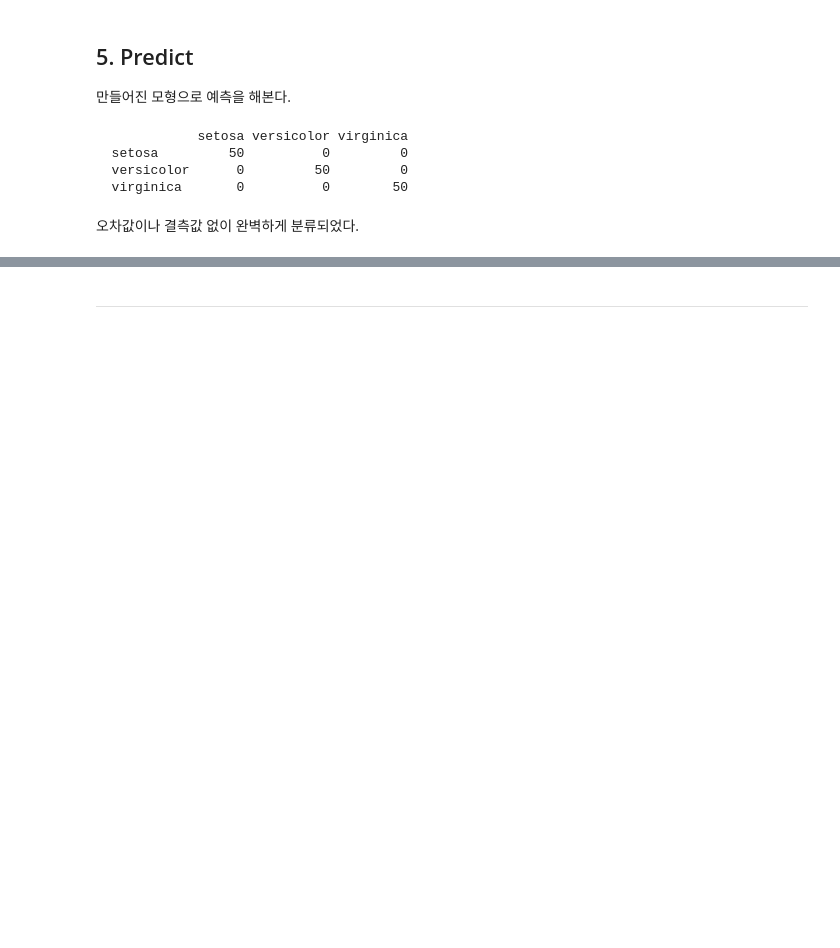
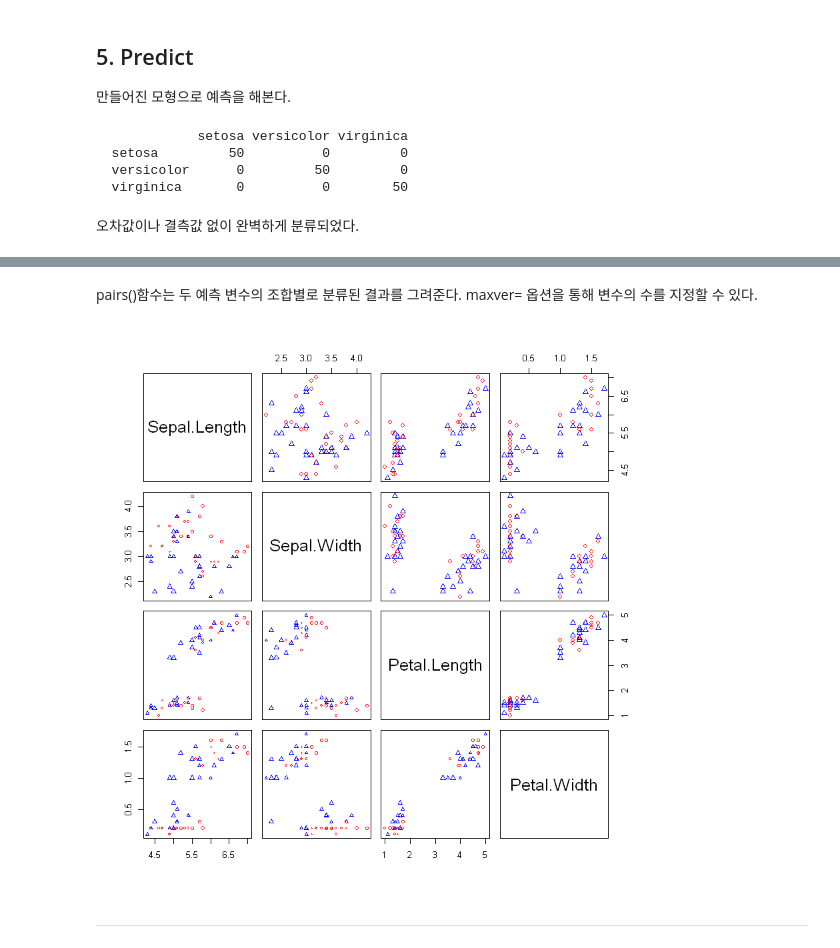
Before and after one commit to ecjang/pages, a Jupyter notebook: ADsP/[data] EnssembleBoosting_Iris.ipynb, the cells around one changed output, grey strips where cells are left out. Saved outputs shown, nothing was run; the diff lists cells and outputs as text; code cells hidden in the pictures; blank space fills up the shorter version.

```diff
--- a/ADsP/[data] EnssembleBoosting_Iris.ipynb
+++ b/ADsP/[data] EnssembleBoosting_Iris.ipynb
@@ -102,2 +216,8 @@ table(pred$class, iris[,5])
+# %% [markdown]
+pairs()함수는 두 예측 변수의 조합별로 분류된 결과를 그려준다. maxver= 옵션을 통해 변수의 수를 지정할 수 있다.
+# %%
+pairs(gdis, iris[trind, -5], maxvar=4)
+# %% [output]
+[figure, added]
 # %% [markdown]
 ----
```
Also changed, not shown: parts of 21 cells of this notebook, 1 other file.
